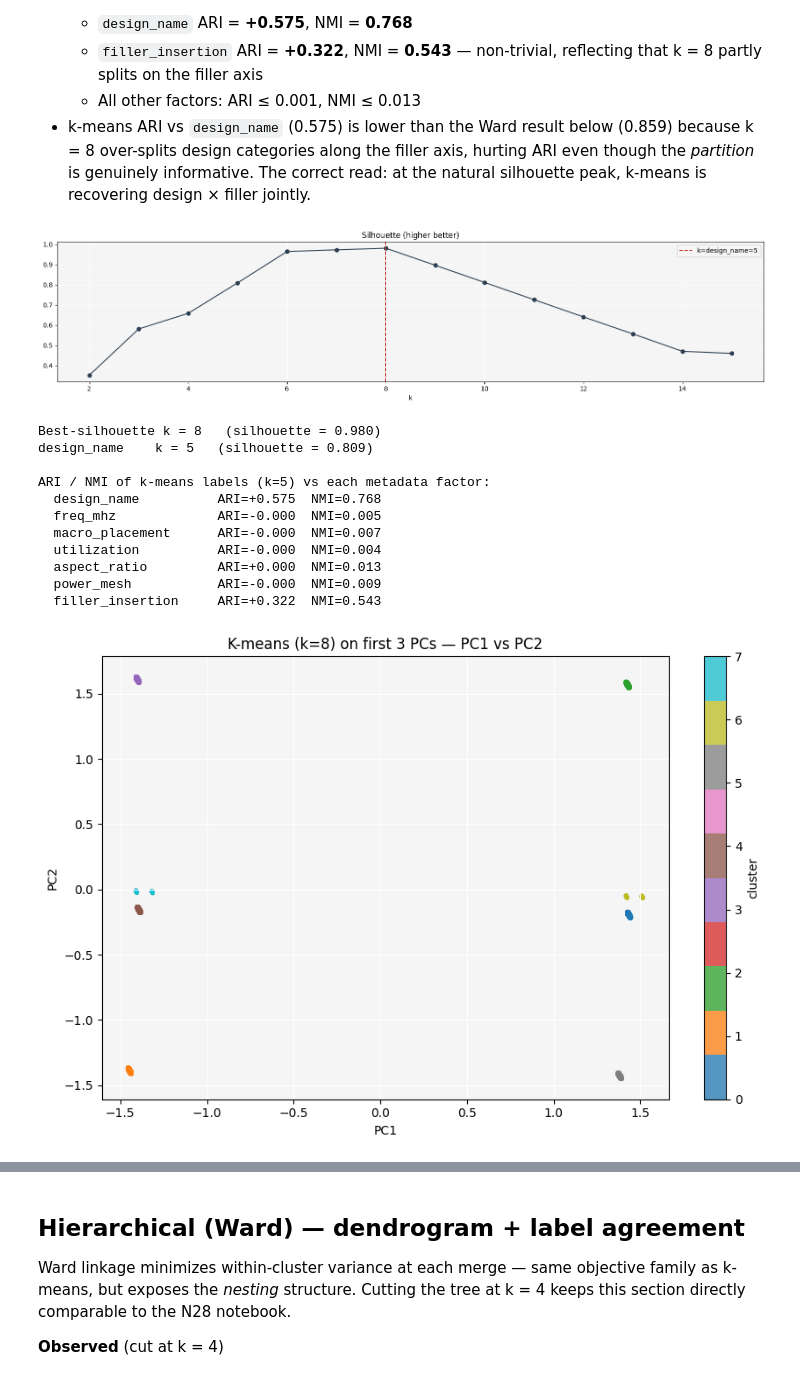
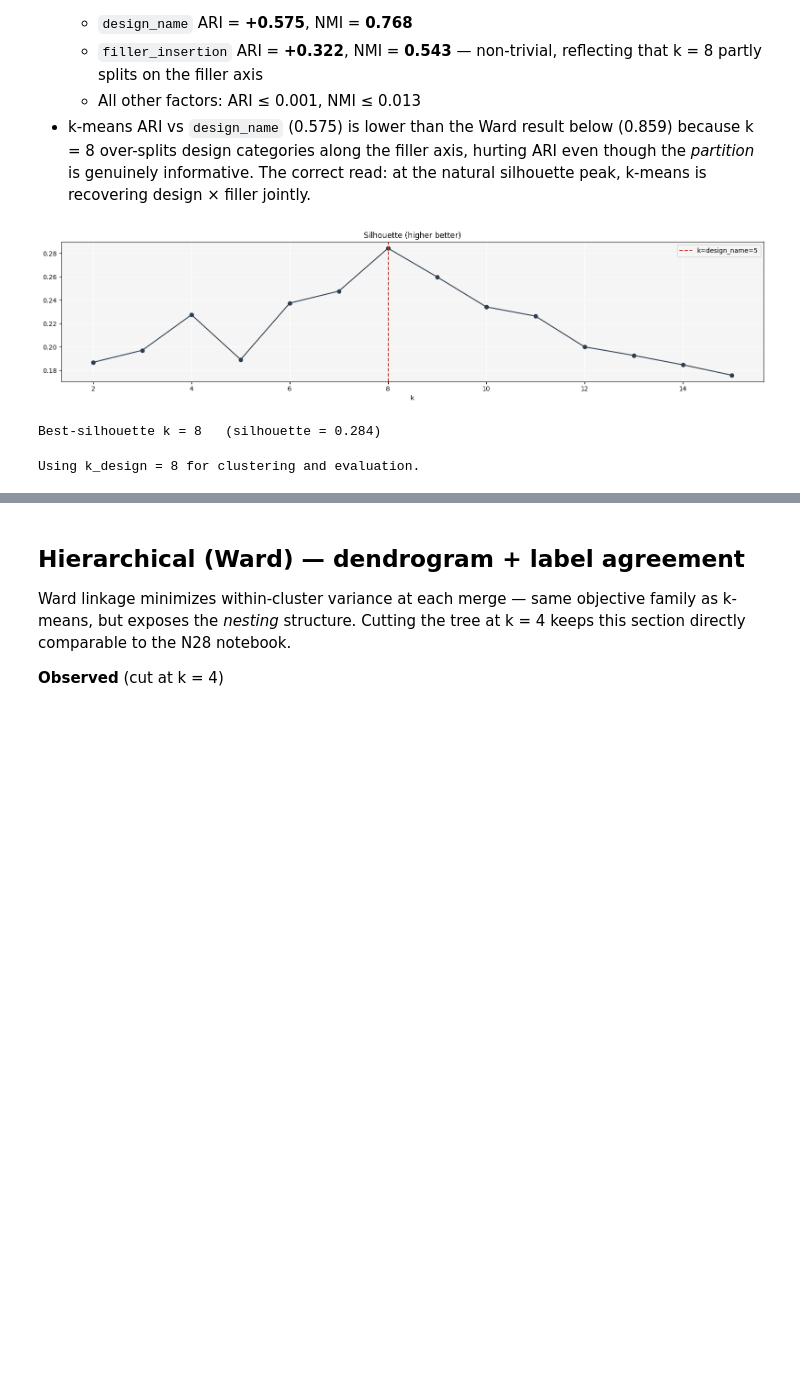
Before and after one commit to beppSpedicato/CircuitNet, a Jupyter notebook: dataset_description_and_partitioning/feature_axis_validation_N14.ipynb, the cells around one changed output, grey strips where cells are left out. Saved outputs shown, nothing was run; the diff lists cells and outputs as text; code cells hidden in the pictures; blank space fills up the shorter version.

```diff
--- a/dataset_description_and_partitioning/feature_axis_validation_N14.ipynb
+++ b/dataset_description_and_partitioning/feature_axis_validation_N14.ipynb
@@ -461,63 +463,32 @@ Order:
   The correct read: at the natural silhouette peak, k-means is recovering
   design × filler jointly.
 # %%
-from sklearn.metrics import (silhouette_score,
-                             adjusted_rand_score, normalized_mutual_info_score)
-
-Z3 = Z[:, :3]
+Z3 = Z # Z[:, :3]
 k_design = df_full['design_name'].nunique()
 
 ks = list(range(2, 16))
 sil, dbi, inertia = [], [], []
 for k in ks:
     km = KMeans(n_clusters=k, n_init=10, random_state=SEED)
     lab = km.fit_predict(Z3)
     sil.append(silhouette_score(Z3, lab))
 
 k_best_sil = ks[int(np.argmax(sil))]
 fig, axes = plt.subplots(1, 1, figsize=(16, 4))
 axes.plot(ks, sil, marker='o', color='#2c3e50')
 axes.axvline(k_best_sil, ls='--', color='#c0392b', label=f'k=design_name={k_design}')
 axes.set_title('Silhouette (higher better)')
 axes.set_xlabel('k')
 axes.legend()
 plt.tight_layout(); plt.show()
 
 print(f'Best-silhouette k = {k_best_sil}   (silhouette = {max(sil):.3f})')
-print(f'design_name    k = {k_design}   (silhouette = {sil[ks.index(k_design)]:.3f})')
-
-km = KMeans(n_clusters=k_best_sil, n_init=10, random_state=SEED)
-lab_km = km.fit_predict(Z3)
-print(f'\nARI / NMI of k-means labels (k={k_design}) vs each metadata factor:')
-for f in FACTOR_COLS:
-    if df_full[f].nunique() < 2:
-        continue
-    y = df_full[f].astype(str).to_numpy()
-    ari = adjusted_rand_score(y, lab_km)
-    nmi = normalized_mutual_info_score(y, lab_km)
-    print(f'  {f:20s} ARI={ari:+.3f}  NMI={nmi:.3f}')
-k_design = k_best_sil
-
-fig, ax = plt.subplots(figsize=(9, 6))
-sc_ = ax.scatter(Z3[:, 0], Z3[:, 1], c=lab_km, cmap='tab10',
-                 s=12, alpha=0.75, edgecolor='none')
-ax.set_title(f'K-means (k={k_design}) on first 3 PCs — PC1 vs PC2')
-ax.set_xlabel('PC1')
-ax.set_ylabel('PC2')
-plt.colorbar(sc_, ax=ax, label='cluster')
-plt.tight_layout()
-plt.show()
 # %% [output]
-[figure, old version]
+[figure, new version]
-Best-silhouette k = 8   (silhouette = 0.980)
-design_name    k = 5   (silhouette = 0.809)
-
-ARI / NMI of k-means labels (k=5) vs each metadata factor:
-  design_name          ARI=+0.575  NMI=0.768
-  freq_mhz             ARI=-0.000  NMI=0.005
-  macro_placement      ARI=-0.000  NMI=0.007
-  utilization          ARI=-0.000  NMI=0.004
-  aspect_ratio         ARI=+0.000  NMI=0.013
-  power_mesh           ARI=-0.000  NMI=0.009
-  filler_insertion     ARI=+0.322  NMI=0.543
+Best-silhouette k = 8   (silhouette = 0.284)
-[figure, removed]
+# %%
+# SET K HERE
+k_design = k_best_sil
+print(f'Using k_design = {k_design} for clustering and evaluation.')
+# %% [output]
+Using k_design = 8 for clustering and evaluation.
```
Also changed, not shown: parts of 5 cells of this notebook.
